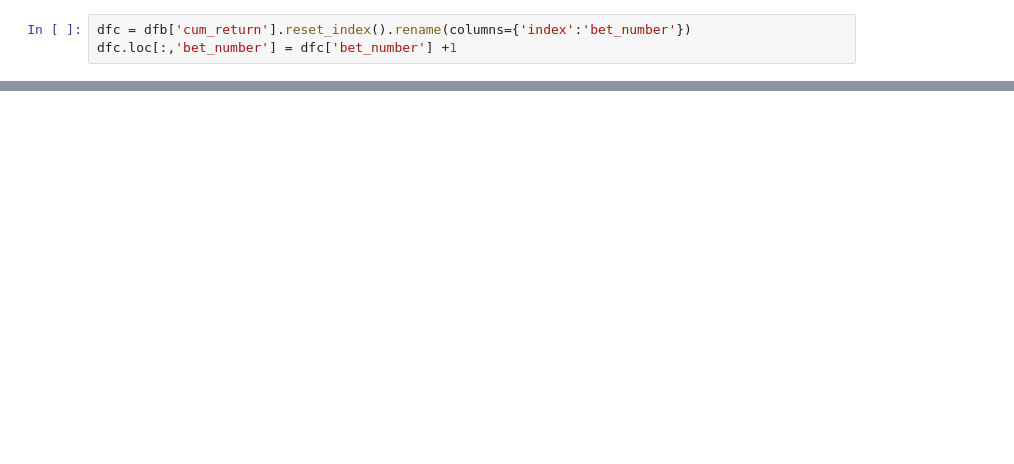
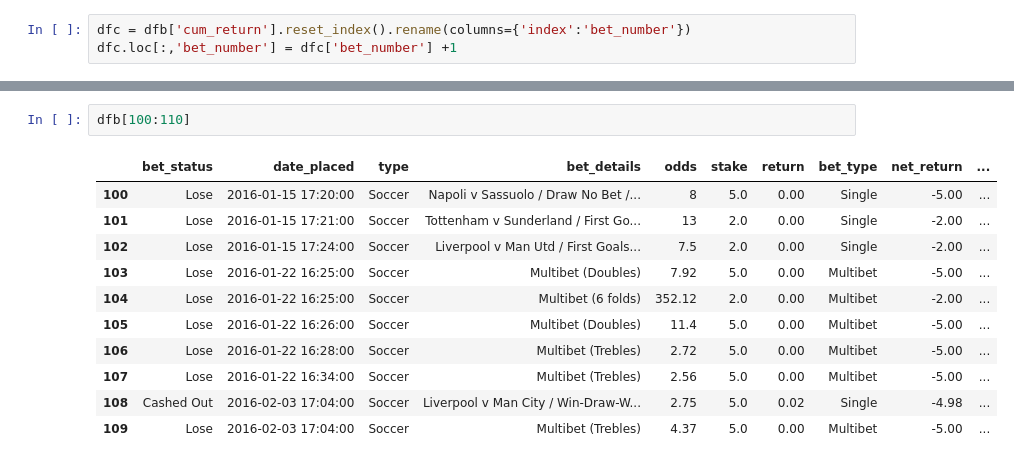
Before and after one commit to rohanswami92/betflare, a Jupyter notebook: Betting.ipynb, the cells around one changed output, grey strips where cells are left out. Cells and saved outputs as stored; diff of their text form; blank space fills up the shorter version.

```diff
--- a/Betting.ipynb
+++ b/Betting.ipynb
@@ -196,0 +172,14 @@ plt.show()
+# %%
+dfb[100:110]
+# %% [output]
+|  | bet_status | date_placed | type | bet_details | odds | stake | return | bet_type | net_return | ... |
+| 100 | Lose | 2016-01-15 17:20:00 | Soccer | Napoli v Sassuolo / Draw No Bet /... | 8 | 5.0 | 0.00 | Single | -5.00 | ... |
+| 101 | Lose | 2016-01-15 17:21:00 | Soccer | Tottenham v Sunderland / First Go... | 13 | 2.0 | 0.00 | Single | -2.00 | ... |
+| 102 | Lose | 2016-01-15 17:24:00 | Soccer | Liverpool v Man Utd / First Goals... | 7.5 | 2.0 | 0.00 | Single | -2.00 | ... |
+| 103 | Lose | 2016-01-22 16:25:00 | Soccer | Multibet (Doubles) | 7.92 | 5.0 | 0.00 | Multibet | -5.00 | ... |
+| 104 | Lose | 2016-01-22 16:25:00 | Soccer | Multibet (6 folds) | 352.12 | 2.0 | 0.00 | Multibet | -2.00 | ... |
+| 105 | Lose | 2016-01-22 16:26:00 | Soccer | Multibet (Doubles) | 11.4 | 5.0 | 0.00 | Multibet | -5.00 | ... |
+| 106 | Lose | 2016-01-22 16:28:00 | Soccer | Multibet (Trebles) | 2.72 | 5.0 | 0.00 | Multibet | -5.00 | ... |
+| 107 | Lose | 2016-01-22 16:34:00 | Soccer | Multibet (Trebles) | 2.56 | 5.0 | 0.00 | Multibet | -5.00 | ... |
+| 108 | Cashed Out | 2016-02-03 17:04:00 | Soccer | Liverpool v Man City / Win-Draw-W... | 2.75 | 5.0 | 0.02 | Single | -4.98 | ... |
+| 109 | Lose | 2016-02-03 17:04:00 | Soccer | Multibet (Trebles) | 4.37 | 5.0 | 0.00 | Multibet | -5.00 | ... |
```
Also changed, not shown: parts of 6 cells of this notebook.
